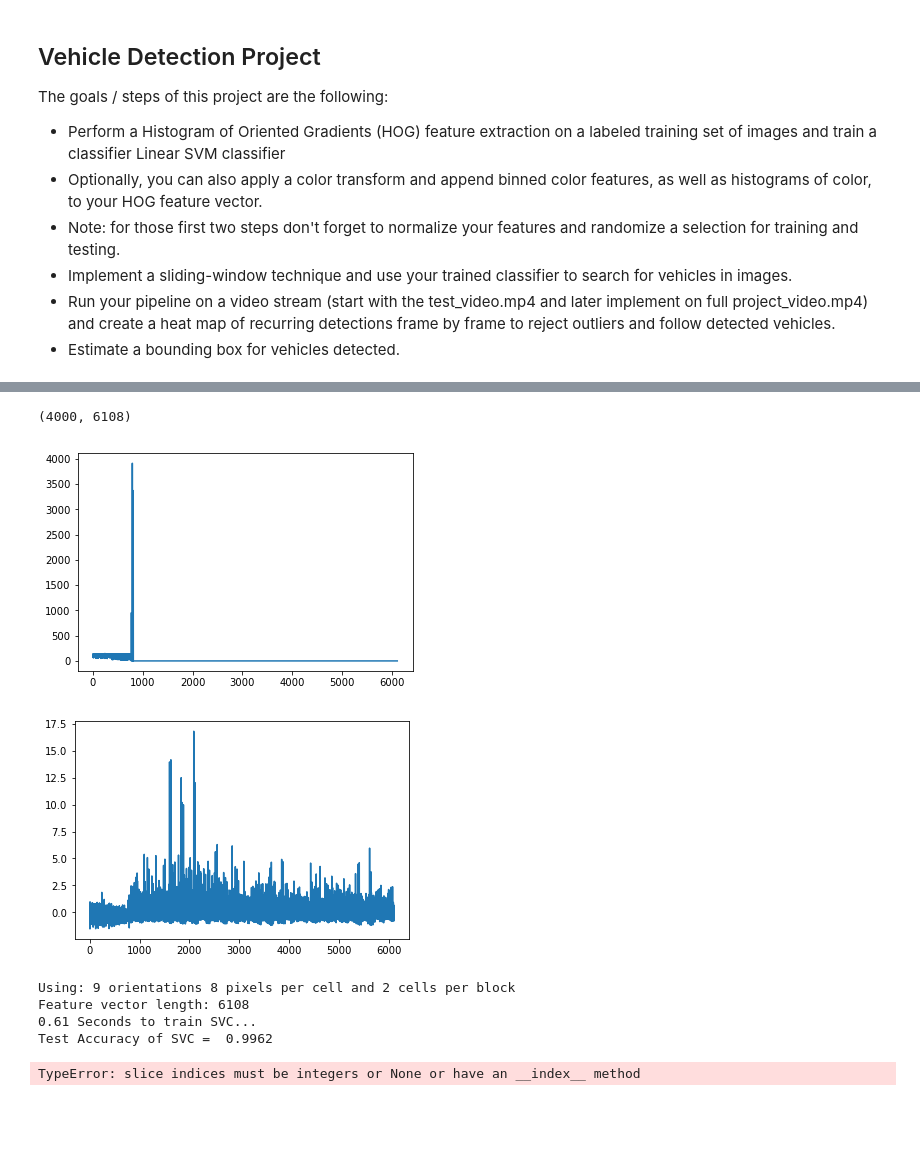
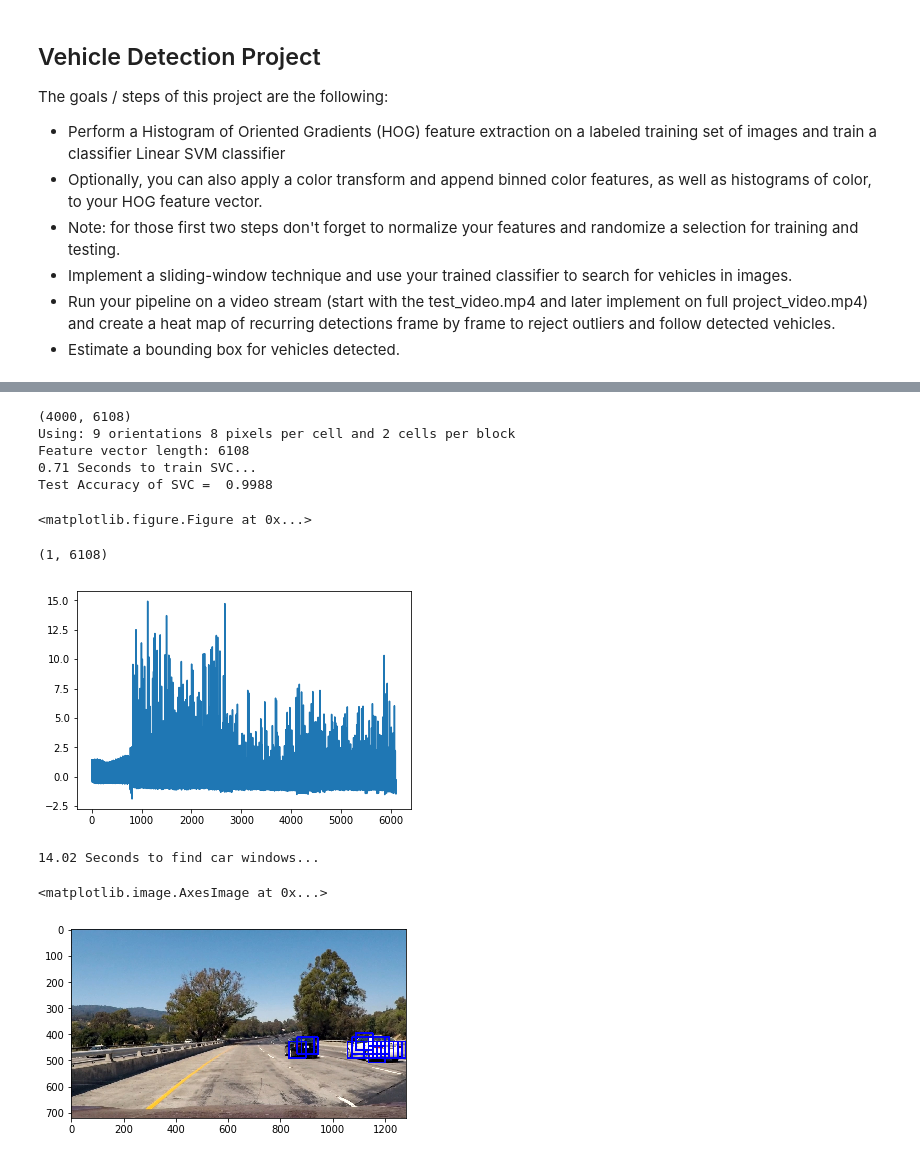
Before and after one commit to jocmom/CarND-Vehicle-Detection, a Jupyter notebook: P5.ipynb, the cells around one changed output, grey strips where cells are left out. Saved outputs shown, nothing was run; the diff lists cells and outputs as text; code cells hidden in the pictures; blank space fills up the shorter version.

```diff
--- a/P5.ipynb
+++ b/P5.ipynb
@@ -98,16 +100,12 @@ def train_svc():
                             hist_feat=hist_feat, hog_feat=hog_feat)
     X = np.vstack((car_features, notcar_features)).astype(np.float32)
     print(X.shape)
-    plt.plot(X[1])
-    plt.savefig("unnormalized.png")
-    plt.show()
+
     # Fit a per-column scaler
     X_scaler = StandardScaler().fit(X)
     # Apply the scaler to X
     scaled_X = X_scaler.transform(X)
-    plt.plot(scaled_X[1])
-
-    plt.show()
+    del X
 
     # Define the labels vector
     y = np.hstack((np.ones(len(car_features)), np.zeros(len(notcar_features))))
@@ -134,41 +132,49 @@ def train_svc():
 svc, X_scaler = train_svc()
 # %% [output]
 (4000, 6108)
+Using: 9 orientations 8 pixels per cell and 2 cells per block
+Feature vector length: 6108
+0.71 Seconds to train SVC...
+Test Accuracy of SVC =  0.9988
-[figure, removed]
-[figure, removed]
-Using: 9 orientations 8 pixels per cell and 2 cells per block
-Feature vector length: 6108
-0.61 Seconds to train SVC...
-Test Accuracy of SVC =  0.9962
+<matplotlib.figure.Figure at 0x...>
 # %%
 %run feature_extraction.py
-image = snd.imread(test_files[1])
+image = snd.imread(test_files[0])
 draw_image = np.copy(image)
 
 # Uncomment the following line if you extracted training
 # data from .png images (scaled 0 to 1 by mpimg) and the
 # image you are searching is a .jpg (scaled 0 to 255)
 #image = image.astype(np.float32)/255
+y_start_stop = [300, 780] # Min and max in y to search in slide_window()
+window_sizes=[(64, 128)]
 
 windows = slide_window(image, x_start_stop=[None, None], y_start_stop=y_start_stop,
                     xy_window=(64, 64), xy_overlap=(0.75, 0.75))
 
-window_sizes=[(64, 128)]
-y_start_stop = [300, 780] # Min and max in y to search in slide_window()
+
 windows = []
-for w in range(64, 128, 8):
-    windows.append(slide_window(image, x_start_stop=[None, None], y_start_stop=y_start_stop,
-                        xy_window=(64, 64), xy_overlap=(0.75, 0.75)))
+for w in range(64, 128, 64):
+    win = slide_window(image, x_start_stop=[None, None], y_start_stop=y_start_stop, \
+                       xy_window=(w, w), xy_overlap=(0.75, 0.75))
+    windows += win
 
+t=time.time()
 hot_windows = search_windows(image, windows, svc, X_scaler, color_space=color_space,
                         spatial_size=spatial_size, hist_bins=hist_bins,
                         orient=orient, pix_per_cell=pix_per_cell,
                         cell_per_block=cell_per_block,
                         hog_channel=hog_channel, spatial_feat=spatial_feat,
                         hist_feat=hist_feat, hog_feat=hog_feat)
+t2 = time.time()
+print(round(t2-t, 2), 'Seconds to find car windows...')
 
 window_img = draw_boxes(draw_image, hot_windows, color=(0, 0, 255), thick=6)
 
 plt.imshow(window_img)
 # %% [output]
-TypeError: slice indices must be integers or None or have an __index__ method
+(1, 6108)
+[figure, added]
+14.02 Seconds to find car windows...
+<matplotlib.image.AxesImage at 0x...>
+[figure, added]
```
Also changed, not shown: parts of 8 cells of this notebook, 2 other files.
